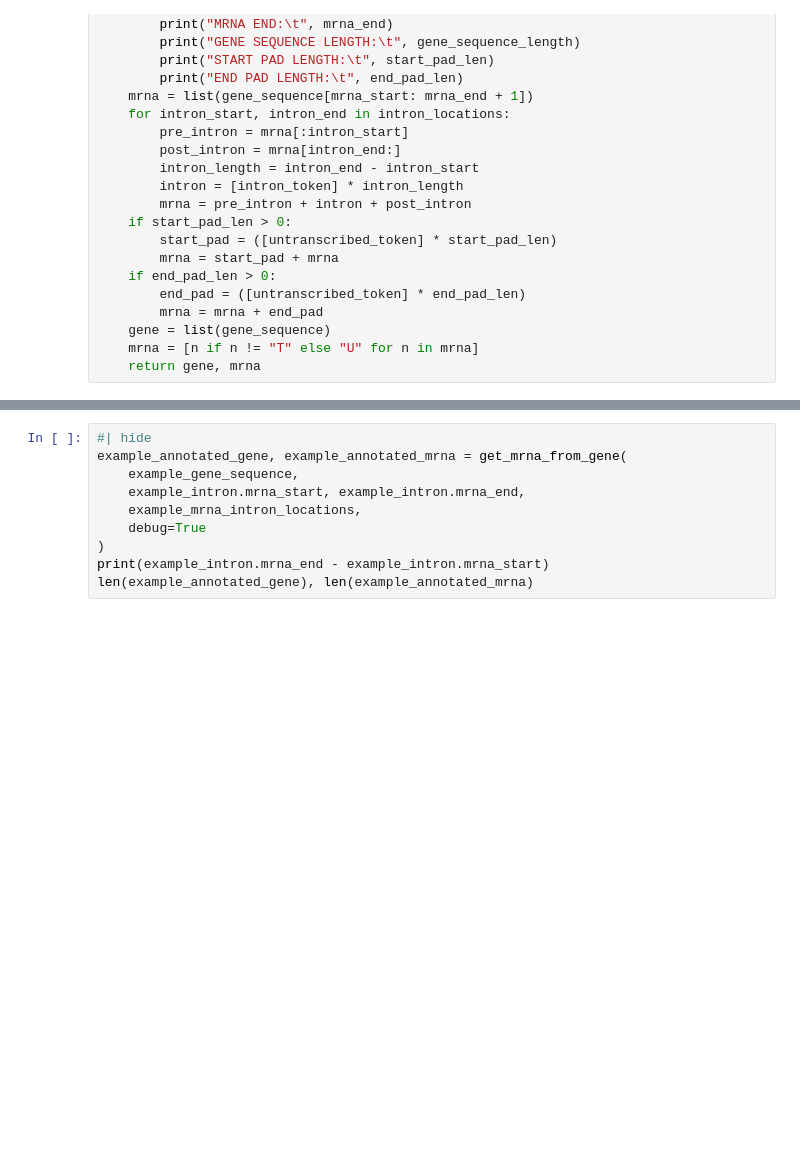
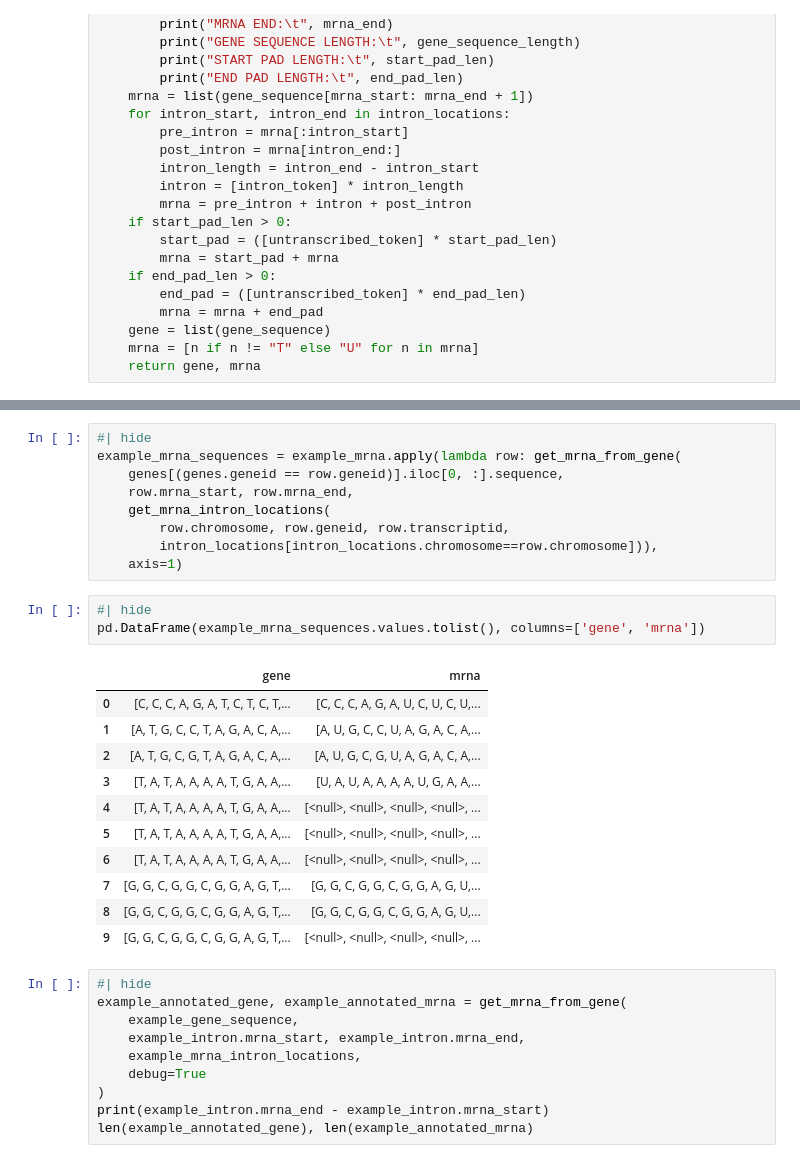
Before and after one commit to DataAndDeadlifts/main, a Jupyter notebook: nbs/03 training.transcription.generation.ipynb, the cells around one changed output, grey strips where cells are left out. Saved outputs shown, nothing was run; the diff lists cells and outputs as text; blank space fills up the shorter version.

```diff
--- a/nbs/03 training.transcription.generation.ipynb
+++ b/nbs/03 training.transcription.generation.ipynb
@@ -217,3 +233,27 @@ def get_mrna_from_gene(
+# %%
+#| hide
+example_mrna_sequences = example_mrna.apply(lambda row: get_mrna_from_gene(
+    genes[(genes.geneid == row.geneid)].iloc[0, :].sequence,
+    row.mrna_start, row.mrna_end,
+    get_mrna_intron_locations(
+        row.chromosome, row.geneid, row.transcriptid,
+        intron_locations[intron_locations.chromosome==row.chromosome])),
+    axis=1)
+# %%
+#| hide
+pd.DataFrame(example_mrna_sequences.values.tolist(), columns=['gene', 'mrna'])
+# %% [output]
+|  | gene | mrna |
+| 0 | [C, C, C, A, G, A, T, C, T, C, T,... | [C, C, C, A, G, A, U, C, U, C, U,... |
+| 1 | [A, T, G, C, C, T, A, G, A, C, A,... | [A, U, G, C, C, U, A, G, A, C, A,... |
+| 2 | [A, T, G, C, G, T, A, G, A, C, A,... | [A, U, G, C, G, U, A, G, A, C, A,... |
+| 3 | [T, A, T, A, A, A, A, T, G, A, A,... | [U, A, U, A, A, A, A, U, G, A, A,... |
+| 4 | [T, A, T, A, A, A, A, T, G, A, A,... | [<null>, <null>, <null>, <null>, ... |
+| 5 | [T, A, T, A, A, A, A, T, G, A, A,... | [<null>, <null>, <null>, <null>, ... |
+| 6 | [T, A, T, A, A, A, A, T, G, A, A,... | [<null>, <null>, <null>, <null>, ... |
+| 7 | [G, G, C, G, G, C, G, G, A, G, T,... | [G, G, C, G, G, C, G, G, A, G, U,... |
+| 8 | [G, G, C, G, G, C, G, G, A, G, T,... | [G, G, C, G, G, C, G, G, A, G, U,... |
+| 9 | [G, G, C, G, G, C, G, G, A, G, T,... | [<null>, <null>, <null>, <null>, ... |
 # %%
 #| hide
 example_annotated_gene, example_annotated_mrna = get_mrna_from_gene(
```
Also changed, not shown: parts of 1 cell of this notebook, 3 other files.
